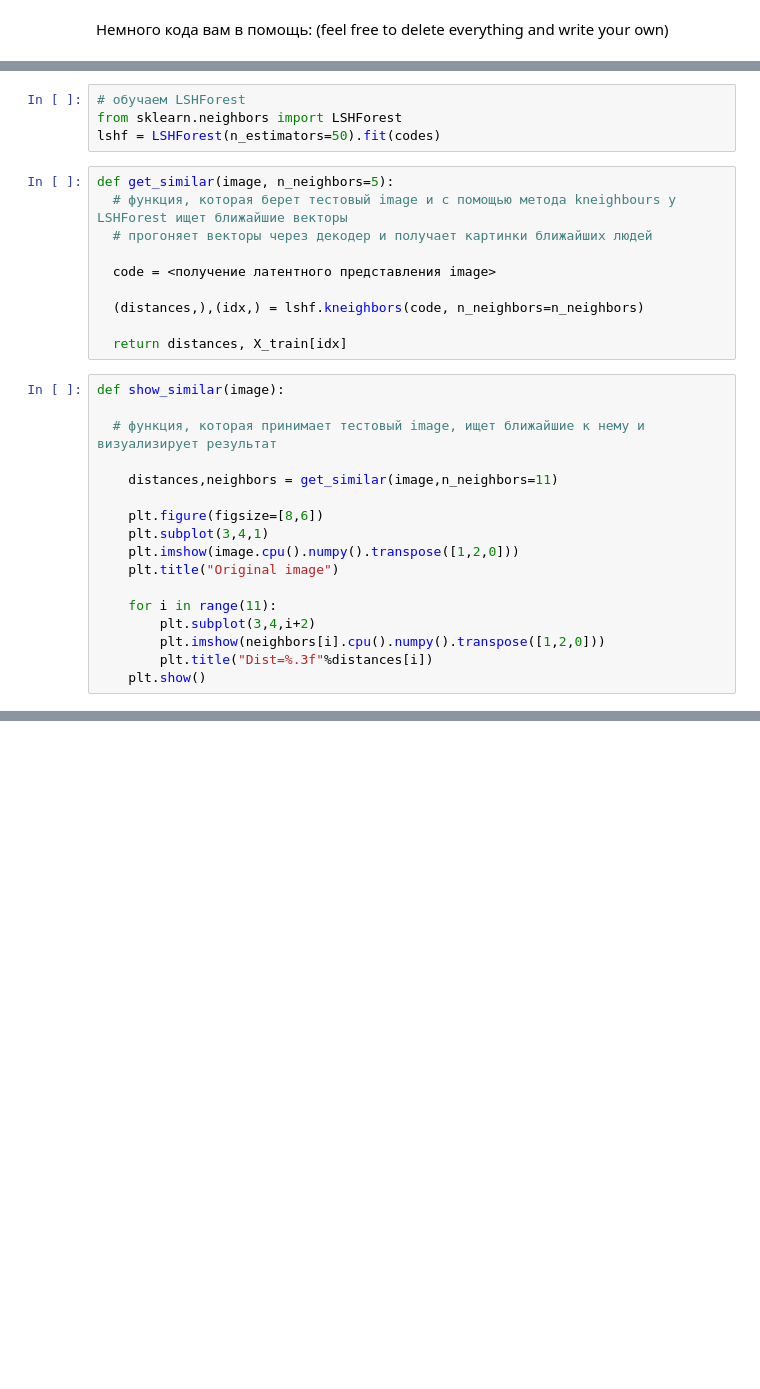
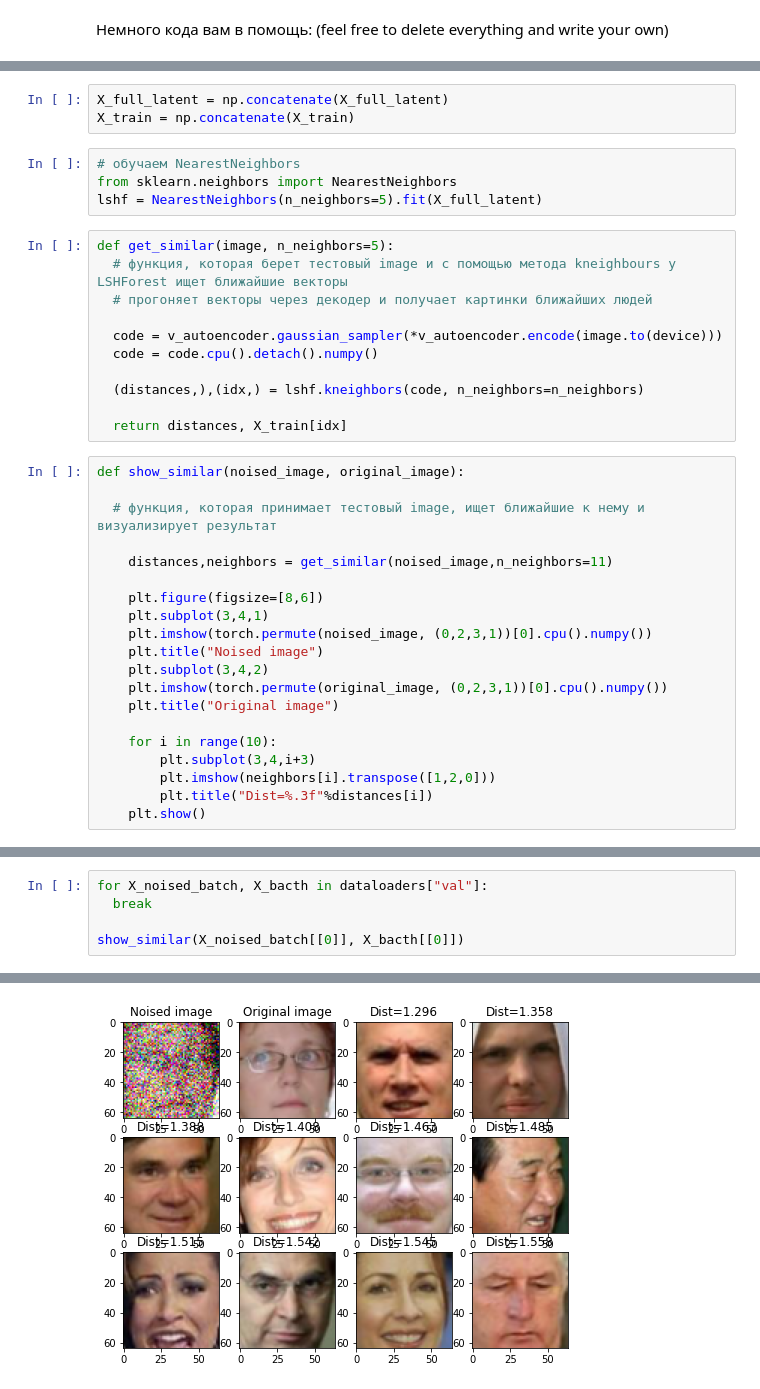
Before and after one commit to iptkachev/dls_part1, a Jupyter notebook: [hw]autoencoders.ipynb, the cells around one changed output, grey strips where cells are left out. Cells and saved outputs as stored; diff of their text form; blank space fills up the shorter version.

```diff
--- a/[hw]autoencoders.ipynb
+++ b/[hw]autoencoders.ipynb
@@ -788,31 +895,38 @@ codes = <поучите латентные представления карти
+# %%
+X_full_latent = np.concatenate(X_full_latent)
+X_train = np.concatenate(X_train)
 # %%
-# обучаем LSHForest
-from sklearn.neighbors import LSHForest
-lshf = LSHForest(n_estimators=50).fit(codes)
+# обучаем NearestNeighbors
+from sklearn.neighbors import NearestNeighbors
+lshf = NearestNeighbors(n_neighbors=5).fit(X_full_latent)
 # %%
 def get_similar(image, n_neighbors=5):
   # функция, которая берет тестовый image и с помощью метода kneighbours у LSHForest ищет ближайшие векторы
   # прогоняет векторы через декодер и получает картинки ближайших людей
 
-  code = <получение латентного представления image>
+  code = v_autoencoder.gaussian_sampler(*v_autoencoder.encode(image.to(device)))
+  code = code.cpu().detach().numpy()
 
   (distances,),(idx,) = lshf.kneighbors(code, n_neighbors=n_neighbors)
 
   return distances, X_train[idx]
 # %%
-def show_similar(image):
+def show_similar(noised_image, original_image):
 
   # функция, которая принимает тестовый image, ищет ближайшие к нему и визуализирует результат
 
-    distances,neighbors = get_similar(image,n_neighbors=11)
+    distances,neighbors = get_similar(noised_image,n_neighbors=11)
 
     plt.figure(figsize=[8,6])
     plt.subplot(3,4,1)
-    plt.imshow(image.cpu().numpy().transpose([1,2,0]))
+    plt.imshow(torch.permute(noised_image, (0,2,3,1))[0].cpu().numpy())
+    plt.title("Noised image")
+    plt.subplot(3,4,2)
+    plt.imshow(torch.permute(original_image, (0,2,3,1))[0].cpu().numpy())
     plt.title("Original image")
 
-    for i in range(11):
-        plt.subplot(3,4,i+2)
-        plt.imshow(neighbors[i].cpu().numpy().transpose([1,2,0]))
+    for i in range(10):
+        plt.subplot(3,4,i+3)
+        plt.imshow(neighbors[i].transpose([1,2,0]))
         plt.title("Dist=%.3f"%distances[i])
     plt.show()
@@ -820,0 +933,6 @@ def show_similar(image):
+# %%
+for X_noised_batch, X_bacth in dataloaders["val"]:
+  break
+
+show_similar(X_noised_batch[[0]], X_bacth[[0]])
+# %% [output]
@@ -820,0 +940 @@ def show_similar(image):
+[figure, added]
```
Also changed, not shown: parts of 17 cells of this notebook.
